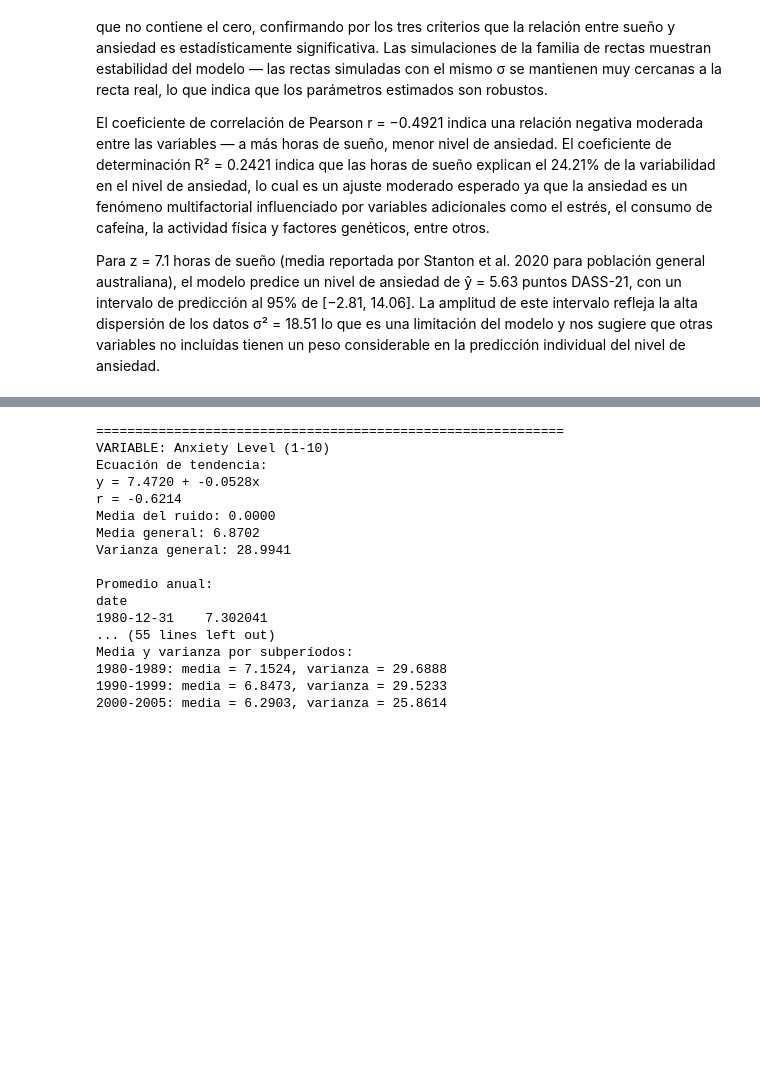
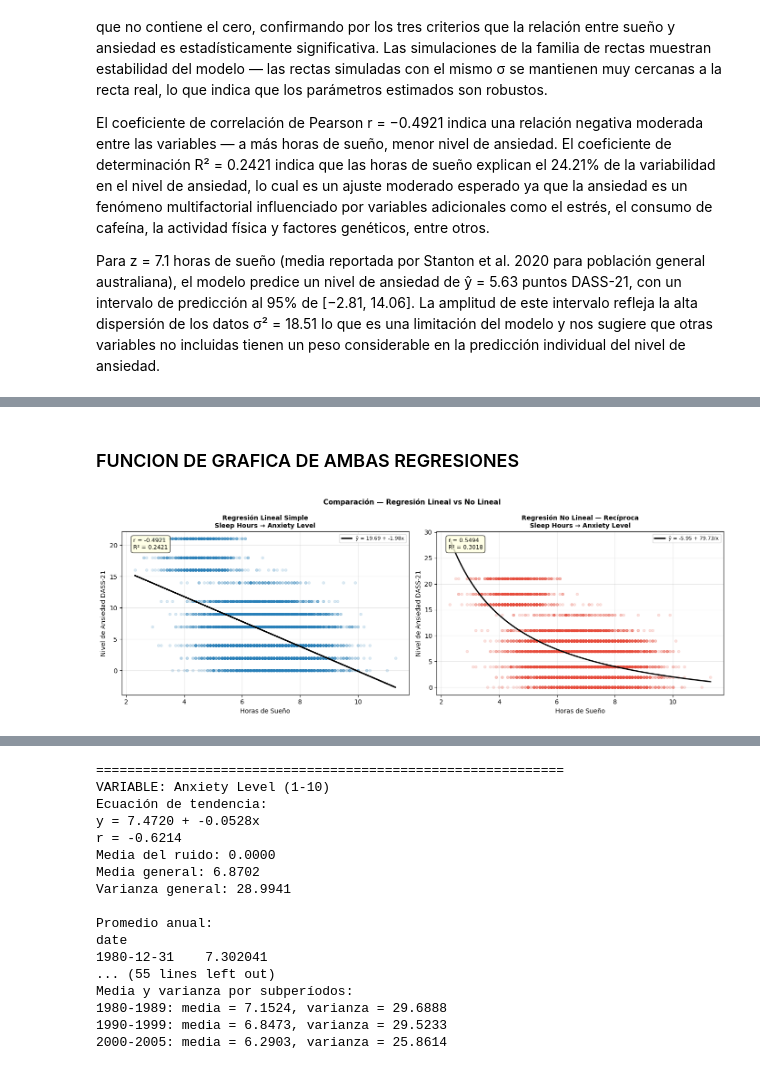
Before and after one commit to mick2332-q/Estadistica-II, a Jupyter notebook: Proyecto.ipynb, the cells around one changed output, grey strips where cells are left out. Drawn from its saved outputs; the diff is of its cells as text; code cells hidden in the pictures; blank space fills up the shorter version.

```diff
--- a/Proyecto.ipynb
+++ b/Proyecto.ipynb
@@ -1528,0 +1814,45 @@ Para z = 7.1 horas de sueño (media reportada por Stanton et al. 2020 para pobla
+# %% [markdown]
+### FUNCION DE GRAFICA DE AMBAS REGRESIONES
+# %%
+fig, axes = plt.subplots(1, 2, figsize=(14, 5))
+
+# Regresión lineal original sobre x
+ax = axes[0]
+ax.plot(x_nl, y_nl, 'o', alpha=0.15, markersize=4, color='#2980b9')
+ax.plot(x_nl, y_estimados, 'k', linewidth=2,
+        label=f'ŷ = {B0:.2f} + {B1:.2f}x')
+r_lin = np.corrcoef(x_nl, y_nl)[0, 1]
+ax.text(0.04, 0.96, f'r = {r_lin:.4f}\nR² = {r_lin**2:.4f}',
+    transform=ax.transAxes, fontsize=9, verticalalignment='top',
+    bbox=dict(boxstyle='round,pad=0.4', facecolor='lightyellow', alpha=0.8))
+ax.set_title('Regresión Lineal Simple\nSleep Hours → Anxiety Level',
+             fontsize=10, fontweight='bold')
+ax.set_xlabel('Horas de Sueño')
+ax.set_ylabel('Nivel de Ansiedad DASS-21')
+ax.legend(fontsize=8)
+ax.grid(alpha=0.3)
+
+# Regresión no lineal sobre x original (curva)
+x_curva = np.linspace(x_nl.min(), x_nl.max(), 300)
+y_curva  = B0_nl + B1_nl * (1/x_curva)
+
+ax = axes[1]
+ax.plot(x_nl, y_nl, 'o', alpha=0.15, markersize=4, color='#e74c3c')
+ax.plot(x_curva, y_curva, 'k', linewidth=2,
+        label=f'ŷ = {B0_nl:.2f} + {B1_nl:.2f}/x')
+ax.text(0.04, 0.96, f'r = {r_nl:.4f}\nR² = {r_nl**2:.4f}',
+        transform=ax.transAxes, fontsize=9, verticalalignment='top',
+        bbox=dict(boxstyle='round,pad=0.4', facecolor='lightyellow', alpha=0.8))
+ax.set_title('Regresión No Lineal — Recíproca\nSleep Hours → Anxiety Level',
+             fontsize=10, fontweight='bold')
+ax.set_xlabel('Horas de Sueño')
+ax.set_ylabel('Nivel de Ansiedad DASS-21')
+ax.legend(fontsize=8)
+ax.grid(alpha=0.3)
+
+plt.suptitle('Comparación — Regresión Lineal vs No Lineal',
+             fontsize=11, fontweight='bold')
+plt.tight_layout()
+plt.show()
+# %% [output]
+[figure, added]
```
Also changed, not shown: parts of 27 cells of this notebook.
